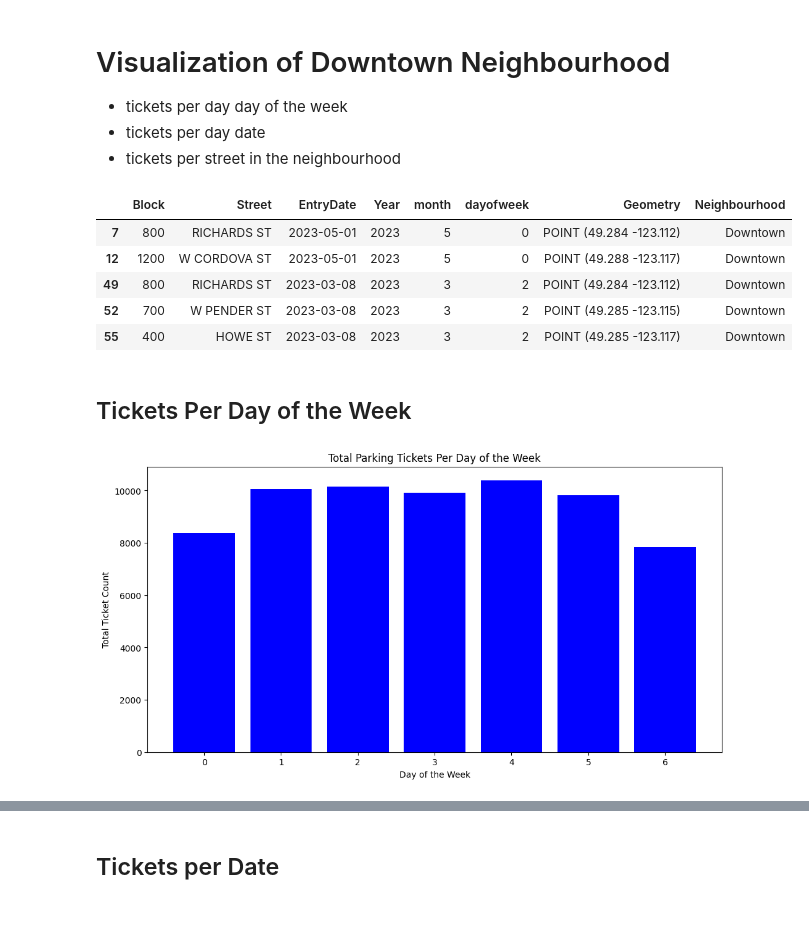
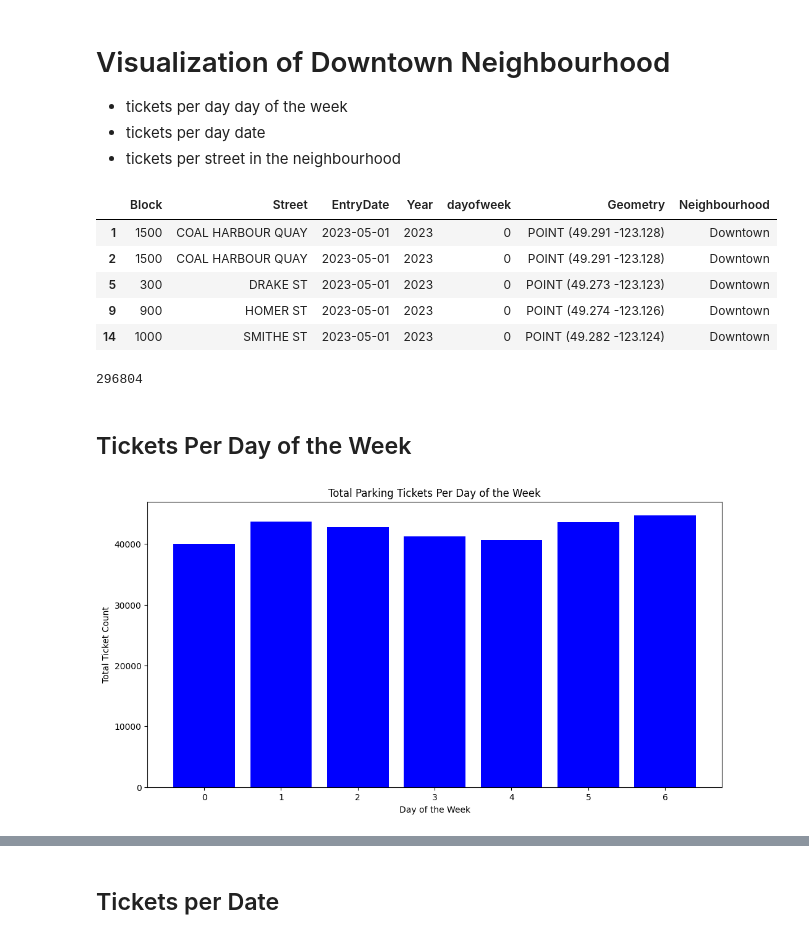
Before and after one commit to nwoods1/Cmpt353Project, a Jupyter notebook: notebooks/2_visualizations.ipynb, the cells around one changed output, grey strips where cells are left out. Drawn from its saved outputs; the diff is of its cells as text; code cells hidden in the pictures.

```diff
--- a/notebooks/2_visualizations.ipynb
+++ b/notebooks/2_visualizations.ipynb
@@ -57,5 +38,6 @@ meters_df.head()
 # %%
 tickets_df = pd.read_csv(f"{path}/parking_tickets.csv")
 tickets_df = df_to_gdf(tickets_df)
+tickets_df = tickets_df[(tickets_df["Year"].isin(range(2020, 2024)))]
 tickets_df.head()
 # %% [output]
@@ -196,18 +180,18 @@ plt.show()
 * tickets per street in the neighbourhood
 # %%
 downtown_tickets = tickets_df[tickets_df["Neighbourhood"] == "Downtown"]
-
-# simplify the view for now
-downtown_tickets = downtown_tickets.drop(columns=["Status", "BI_ID"], axis=1)
-
 downtown_tickets.head()
 # %% [output]
-|  | Block | Street | EntryDate | Year | month | dayofweek | Geometry | Neighbourhood |
-| 7 | 800 | RICHARDS ST | 2023-05-01 | 2023 | 5 | 0 | POINT (49.284 -123.112) | Downtown |
-| 12 | 1200 | W CORDOVA ST | 2023-05-01 | 2023 | 5 | 0 | POINT (49.288 -123.117) | Downtown |
-| 49 | 800 | RICHARDS ST | 2023-03-08 | 2023 | 3 | 2 | POINT (49.284 -123.112) | Downtown |
-| 52 | 700 | W PENDER ST | 2023-03-08 | 2023 | 3 | 2 | POINT (49.285 -123.115) | Downtown |
-| 55 | 400 | HOWE ST | 2023-03-08 | 2023 | 3 | 2 | POINT (49.285 -123.117) | Downtown |
+|  | Block | Street | EntryDate | Year | dayofweek | Geometry | Neighbourhood |
+| 1 | 1500 | COAL HARBOUR QUAY | 2023-05-01 | 2023 | 0 | POINT (49.291 -123.128) | Downtown |
+| 2 | 1500 | COAL HARBOUR QUAY | 2023-05-01 | 2023 | 0 | POINT (49.291 -123.128) | Downtown |
+| 5 | 300 | DRAKE ST | 2023-05-01 | 2023 | 0 | POINT (49.273 -123.123) | Downtown |
+| 9 | 900 | HOMER ST | 2023-05-01 | 2023 | 0 | POINT (49.274 -123.126) | Downtown |
+| 14 | 1000 | SMITHE ST | 2023-05-01 | 2023 | 0 | POINT (49.282 -123.124) | Downtown |
+# %%
+print(downtown_tickets.shape[0])
+# %% [output]
+296804
 # %% [markdown]
 ## Tickets Per Day of the Week
 # %%
@@ -220,4 +204,4 @@ plt.ylabel("Total Ticket Count")
 plt.title("Total Parking Tickets Per Day of the Week")
 plt.show()
 # %% [output]
-[figure, old version]
+[figure, new version]
```
Also changed, not shown: parts of 18 cells of this notebook, 4 other files.
